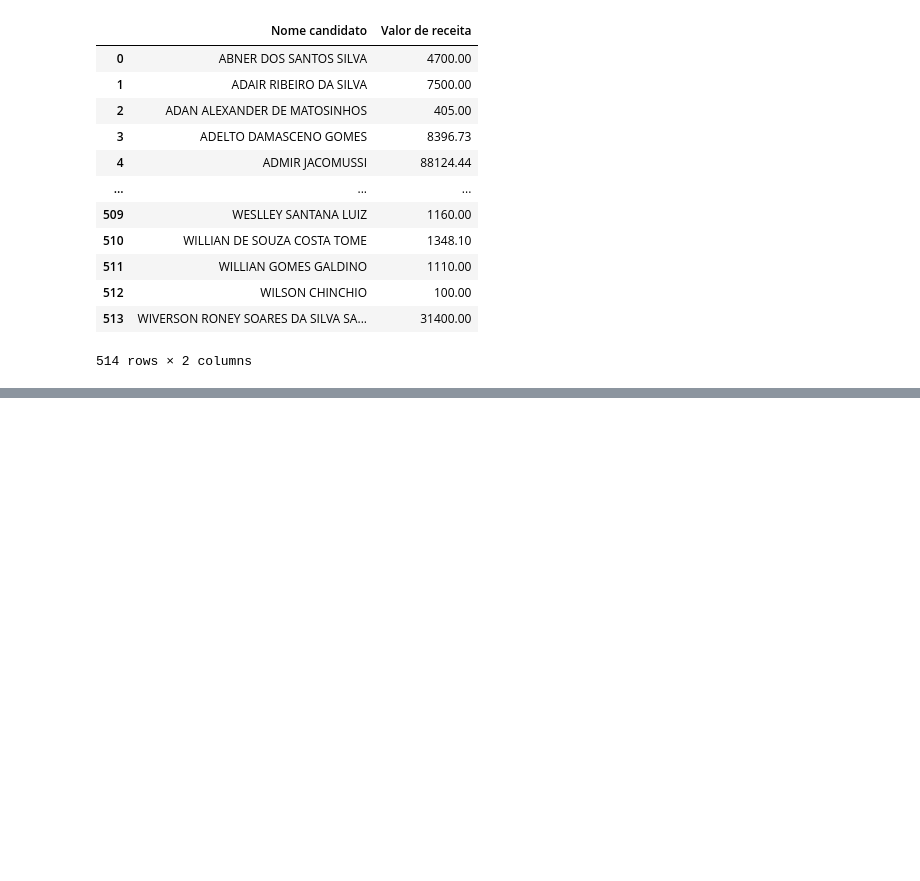
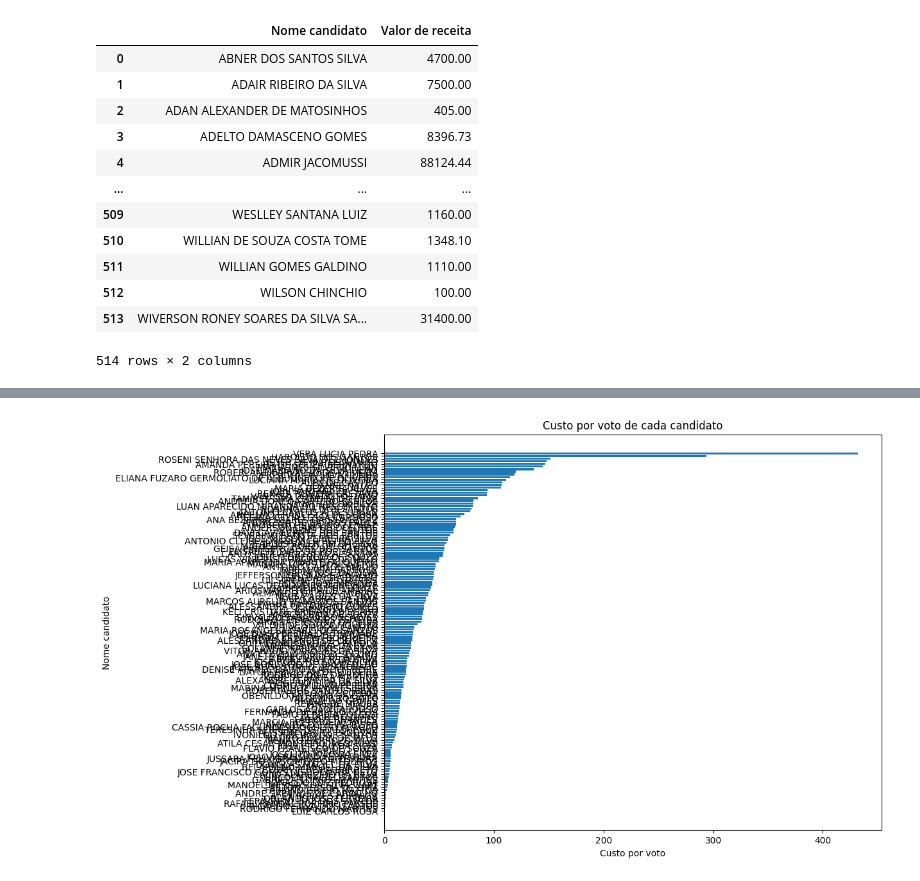
Before and after one commit to wesleyclzns/eleicao-2020, a Jupyter notebook: analise.ipynb, the cells around one changed output, grey strips where cells are left out. Saved outputs shown, nothing was run; the diff lists cells and outputs as text; code cells hidden in the pictures; blank space fills up the shorter version.

```diff
--- a/analise.ipynb
+++ b/analise.ipynb
@@ -123,0 +217,4 @@ votacaoReceita.head(5)
+# %%
+naoEleitos = candidados[candidados['Situação totalização'] == 'Não Eleito']
+naoEleitos = naoEleitos.drop_duplicates(subset=['Nome candidato'])
+naoEleitos.head(5)
@@ -123,0 +228,11 @@ votacaoReceita.head(5)
+# %%
+naoEleitos = naoEleitos.sort_values('Custo por voto')
+
+plt.figure(figsize=(10,8))
+plt.barh(naoEleitos['Nome candidato'], naoEleitos['Custo por voto'])
+plt.xlabel('Custo por voto')
+plt.ylabel('Nome candidato')
+plt.title('Custo por voto de cada candidato')
+plt.show()
+# %% [output]
+[figure, added]
```
Also changed, not shown: parts of 16 cells of this notebook.
